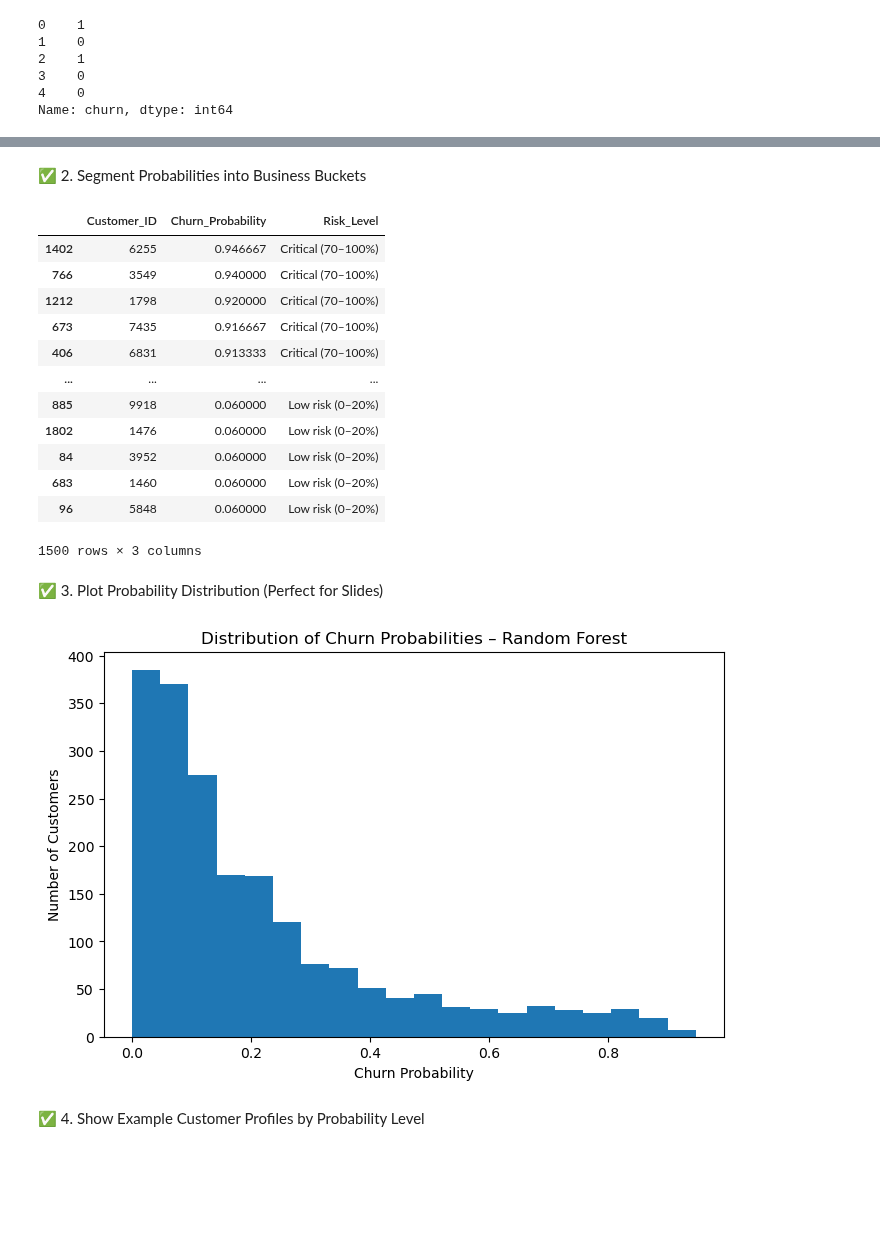
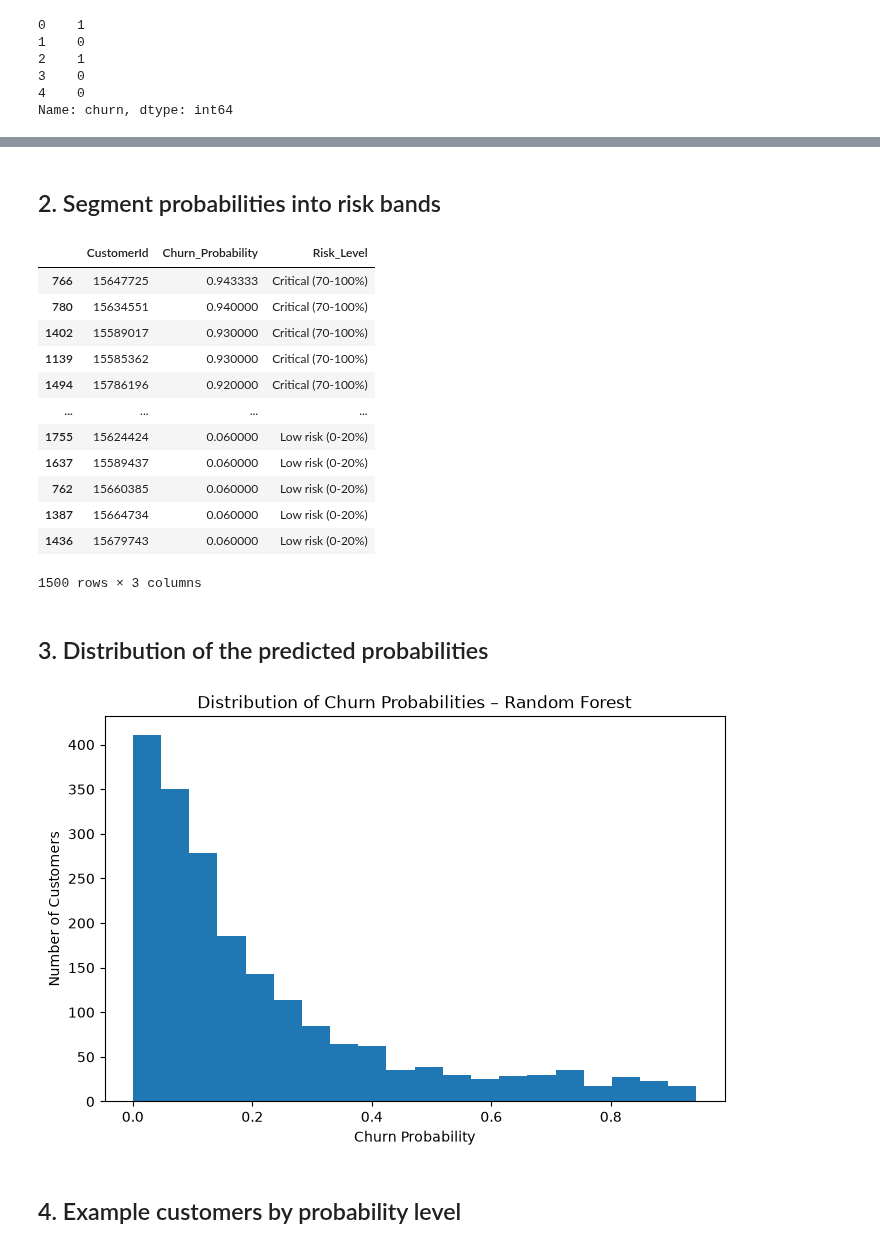
Before and after one commit to ldongmon/ldongmon.github.io, a Jupyter notebook: CHURN MODELING_REPORT.ipynb, the cells around one changed output, grey strips where cells are left out. Saved outputs shown, nothing was run; the diff lists cells and outputs as text; code cells hidden in the pictures; blank space fills up the shorter version.

```diff
--- a/CHURN MODELING_REPORT.ipynb
+++ b/CHURN MODELING_REPORT.ipynb
@@ -152,8 +150,8 @@ from sklearn.ensemble import RandomForestClassifier
 # %%
 #📌 SECTION 2 — Load Dataset
 # Loads the CSV file into a pandas DataFrame.
-# Replace the path with your actual file location.
-df = pd.read_csv(r"G:\CLE USB\CHURN PROBALILITY MODELING\Customer-Churn-Records.csv")
+# The file sits next to this notebook (Kaggle - Bank Customer Churn dataset).
+df = pd.read_csv("Customer-Churn-Records.csv")
 # %%
 df.shape
 # %% [output]
@@ -280,13 +286,13 @@ X = df.drop("churn", axis=1)
 y = df["churn"]
 # %%
 #📌 SECTION 4 — Identify Numeric and Categorical Columns
-# Selects columns with object (string) dtype → categorical
-
-# Remove identifier columns
-cols_to_remove = ["Surname", "CustomerId"]
+# Remove identifier columns (the real CustomerId stays available in df for the final export)
+# RowNumber is a positional index with no business meaning: it must not reach the models
+cols_to_remove = ["RowNumber", "Surname", "CustomerId"]
 
 X = X.drop(columns=[col for col in cols_to_remove if col in X.columns])
 
+# Selects columns with object (string) dtype → categorical
 categorical_cols = X.select_dtypes(include=["object"]).columns
 
 # Selects integer or float columns → numerical
@@ -777,12 +702,13 @@ Random Forest Accuracy:       0.8690
 # %%
-# Predict probabilities for the validation or test set
+# Predict probabilities for the test set
 y_proba = rf_pipeline.predict_proba(X_test)[:, 1]
 
+# Keep the real customer identifier (it was dropped from the features, not from df)
+customer_ids = df.loc[X_test.index, "CustomerId"]
+
 # Create DataFrame for business readability
-import pandas as pd
-
 customer_scores = pd.DataFrame({
-    "Customer_ID": X_test.index,
+    "CustomerId": customer_ids.values,
     "Churn_Probability": y_proba
 })
 
@@ -804,35 +730,36 @@ customer_scores.head(10)
 # %% [markdown]
-✅ 2. Segment Probabilities into Business Buckets
+## 2. Segment probabilities into risk bands
 # %%
-def segment_risk(p):
-    if p < 0.20:
-        return "Low risk (0–20%)"
-    elif p < 0.40:
-        return "Moderate (20–40%)"
-    elif p < 0.70:
-        return "High risk (40–70%)"
-    else:
-        return "Critical (70–100%)"
+# Single reference definition of the risk bands (used everywhere below)
+RISK_BANDS = [(0.20, "Low risk (0-20%)"),
+              (0.40, "Moderate (20-40%)"),
+              (0.70, "High risk (40-70%)"),
+              (1.01, "Critical (70-100%)")]
 
-customer_scores["Risk_Level"] = customer_scores["Churn_Probability"].apply(segment_risk)
+def risk_level(p):
+    for cut, label in RISK_BANDS:
+        if p < cut:
+            return label
+
+customer_scores["Risk_Level"] = customer_scores["Churn_Probability"].apply(risk_level)
 
 customer_scores.head(1500)
 # %% [output]
-|  | Customer_ID | Churn_Probability | Risk_Level |
-| 1402 | 6255 | 0.946667 | Critical (70–100%) |
-| 766 | 3549 | 0.940000 | Critical (70–100%) |
-| 1212 | 1798 | 0.920000 | Critical (70–100%) |
-| 673 | 7435 | 0.916667 | Critical (70–100%) |
-| 406 | 6831 | 0.913333 | Critical (70–100%) |
+|  | CustomerId | Churn_Probability | Risk_Level |
+| 766 | 15647725 | 0.943333 | Critical (70-100%) |
+| 780 | 15634551 | 0.940000 | Critical (70-100%) |
+| 1402 | 15589017 | 0.930000 | Critical (70-100%) |
+| 1139 | 15585362 | 0.930000 | Critical (70-100%) |
+| 1494 | 15786196 | 0.920000 | Critical (70-100%) |
 | ... | ... | ... | ... |
-| 885 | 9918 | 0.060000 | Low risk (0–20%) |
-| 1802 | 1476 | 0.060000 | Low risk (0–20%) |
-| 84 | 3952 | 0.060000 | Low risk (0–20%) |
-| 683 | 1460 | 0.060000 | Low risk (0–20%) |
-| 96 | 5848 | 0.060000 | Low risk (0–20%) |
+| 1755 | 15624424 | 0.060000 | Low risk (0-20%) |
+| 1637 | 15589437 | 0.060000 | Low risk (0-20%) |
+| 762 | 15660385 | 0.060000 | Low risk (0-20%) |
+| 1387 | 15664734 | 0.060000 | Low risk (0-20%) |
+| 1436 | 15679743 | 0.060000 | Low risk (0-20%) |
 1500 rows × 3 columns
 # %% [markdown]
-✅ 3. Plot Probability Distribution (Perfect for Slides)
+## 3. Distribution of the predicted probabilities
 # %%
 import matplotlib.pyplot as plt
 
@@ -843,9 +770,9 @@ plt.xlabel("Churn Probability")
 plt.ylabel("Number of Customers")
 plt.show()
 # %% [output]
-[figure, old version]
+[figure, new version]
 # %% [markdown]
-✅ 4. Show Example Customer Profiles by Probability Level
+## 4. Example customers by probability level
 # %%
 
 
```
Also changed, not shown: parts of 26 cells of this notebook, 14 other files.
